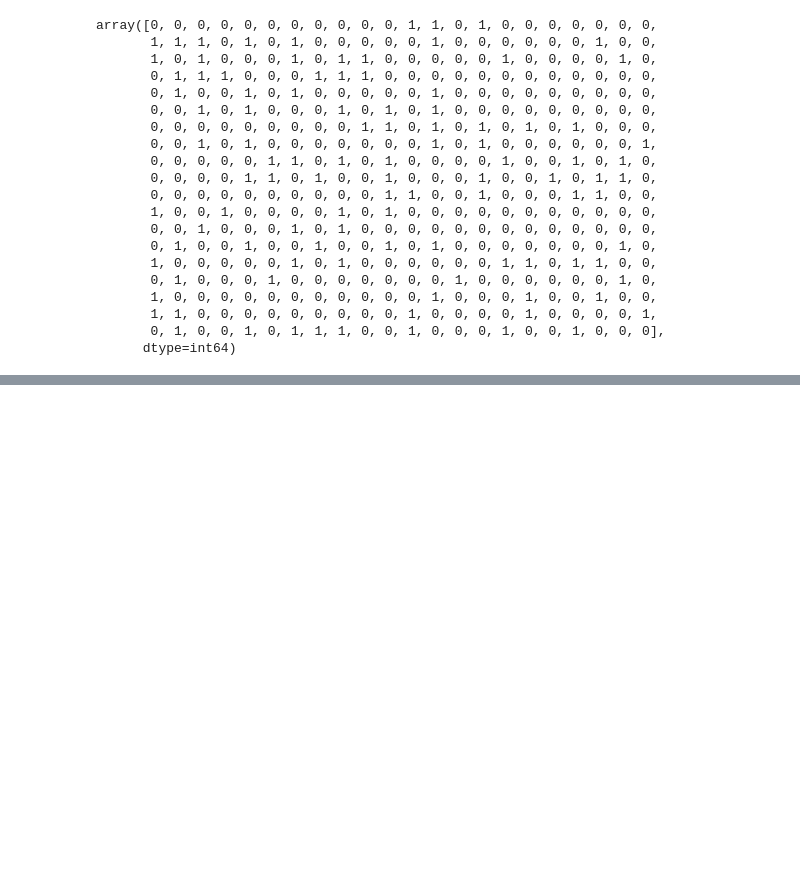
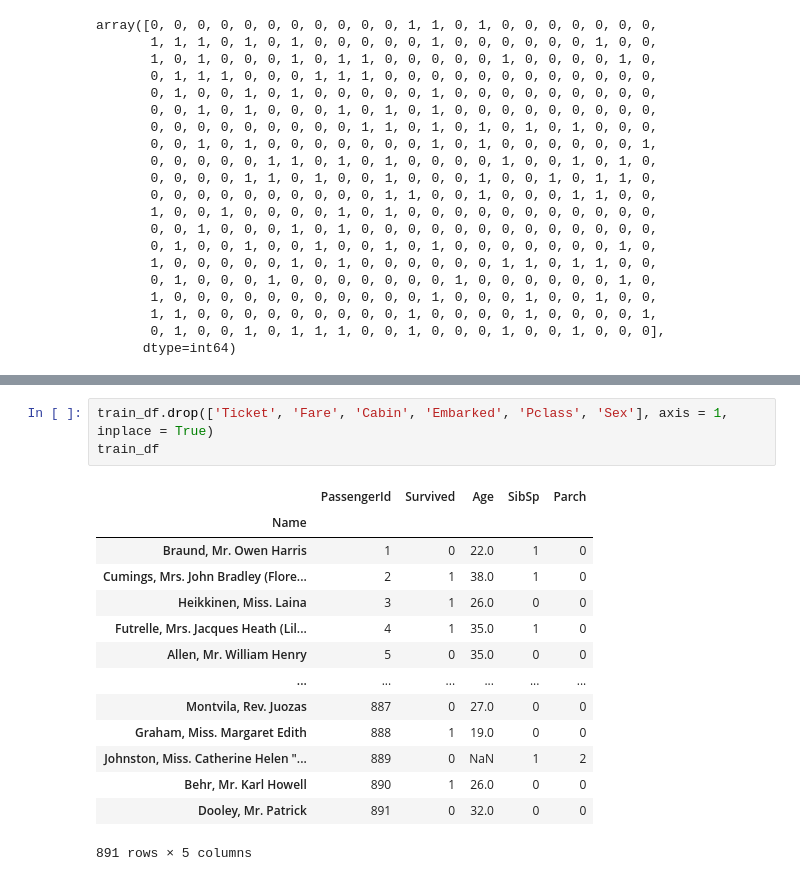
Before and after one commit to aashna2307/Logistic-Linear-Regression, a Jupyter notebook: accuracy_trial.ipynb, the cells around one changed output, grey strips where cells are left out. Drawn from its saved outputs; the diff is of its cells as text; blank space fills up the shorter version.

```diff
--- a/accuracy_trial.ipynb
+++ b/accuracy_trial.ipynb
@@ -272,0 +330,18 @@ sns.set_style('whitegrid')
+# %%
+train_df.drop(['Ticket', 'Fare', 'Cabin', 'Embarked', 'Pclass', 'Sex'], axis = 1, inplace = True)
+train_df
+# %% [output]
+|  | PassengerId | Survived | Age | SibSp | Parch |
+| Name |  |  |  |  |  |
+| Braund, Mr. Owen Harris | 1 | 0 | 22.0 | 1 | 0 |
+| Cumings, Mrs. John Bradley (Flore... | 2 | 1 | 38.0 | 1 | 0 |
+| Heikkinen, Miss. Laina | 3 | 1 | 26.0 | 0 | 0 |
+| Futrelle, Mrs. Jacques Heath (Lil... | 4 | 1 | 35.0 | 1 | 0 |
+| Allen, Mr. William Henry | 5 | 0 | 35.0 | 0 | 0 |
+| ... | ... | ... | ... | ... | ... |
+| Montvila, Rev. Juozas | 887 | 0 | 27.0 | 0 | 0 |
+| Graham, Miss. Margaret Edith | 888 | 1 | 19.0 | 0 | 0 |
+| Johnston, Miss. Catherine Helen "... | 889 | 0 | NaN | 1 | 2 |
+| Behr, Mr. Karl Howell | 890 | 1 | 26.0 | 0 | 0 |
+| Dooley, Mr. Patrick | 891 | 0 | 32.0 | 0 | 0 |
+891 rows × 5 columns
```
Also changed, not shown: parts of 16 cells of this notebook, 3 other files.
